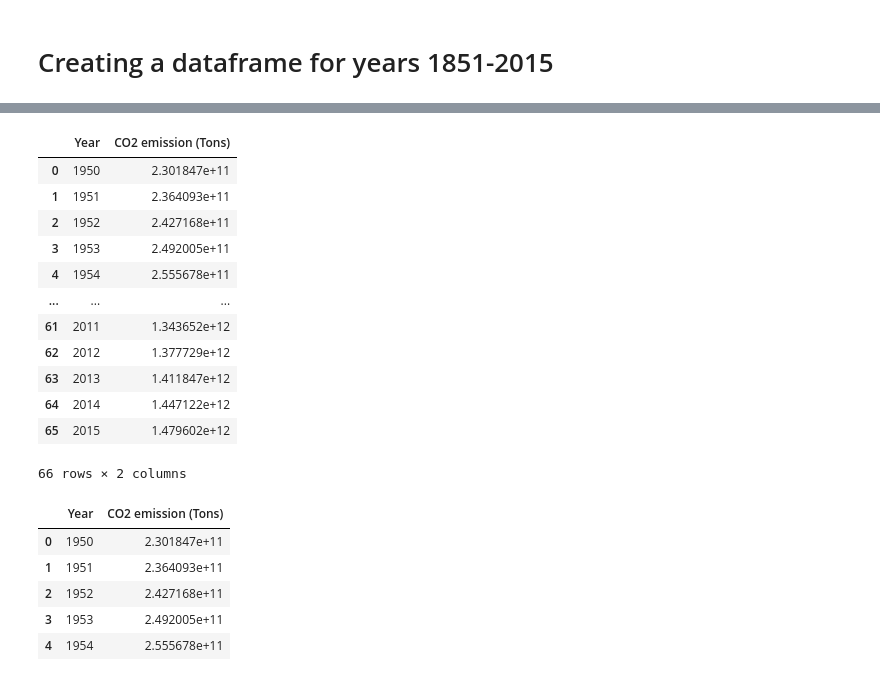
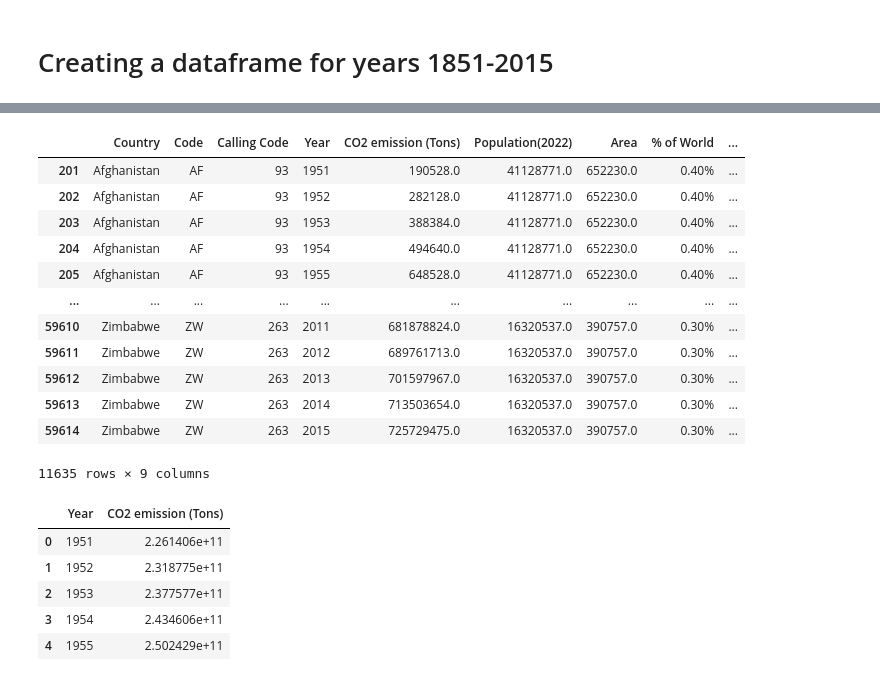
Before and after one commit to DanielBrechner/hurrdat_co2, a Jupyter notebook: CO2_explore.ipynb, the cells around one changed output, grey strips where cells are left out. Drawn from its saved outputs; the diff is of its cells as text; code cells hidden in the pictures.

```diff
--- a/CO2_explore.ipynb
+++ b/CO2_explore.ipynb
@@ -128,30 +128,30 @@ co2_df
 # %%
-co2_df = co2_df.query('Year >= 1851 & Year < 2016')
+co2_df = co2_df.query('Year >= 1951 & Year < 2016')
 co2_df
 # %% [output]
-|  | Year | CO2 emission (Tons) |
-| 0 | 1950 | 2.301847e+11 |
-| 1 | 1951 | 2.364093e+11 |
-| 2 | 1952 | 2.427168e+11 |
-| 3 | 1953 | 2.492005e+11 |
-| 4 | 1954 | 2.555678e+11 |
-| ... | ... | ... |
-| 61 | 2011 | 1.343652e+12 |
-| 62 | 2012 | 1.377729e+12 |
-| 63 | 2013 | 1.411847e+12 |
-| 64 | 2014 | 1.447122e+12 |
-| 65 | 2015 | 1.479602e+12 |
+|  | Country | Code | Calling Code | Year | CO2 emission (Tons) | Population(2022) | Area | % of World | ... |
+| 201 | Afghanistan | AF | 93 | 1951 | 190528.0 | 41128771.0 | 652230.0 | 0.40% | ... |
+| 202 | Afghanistan | AF | 93 | 1952 | 282128.0 | 41128771.0 | 652230.0 | 0.40% | ... |
+| 203 | Afghanistan | AF | 93 | 1953 | 388384.0 | 41128771.0 | 652230.0 | 0.40% | ... |
+| 204 | Afghanistan | AF | 93 | 1954 | 494640.0 | 41128771.0 | 652230.0 | 0.40% | ... |
+| 205 | Afghanistan | AF | 93 | 1955 | 648528.0 | 41128771.0 | 652230.0 | 0.40% | ... |
+| ... | ... | ... | ... | ... | ... | ... | ... | ... | ... |
+| 59610 | Zimbabwe | ZW | 263 | 2011 | 681878824.0 | 16320537.0 | 390757.0 | 0.30% | ... |
+| 59611 | Zimbabwe | ZW | 263 | 2012 | 689761713.0 | 16320537.0 | 390757.0 | 0.30% | ... |
+| 59612 | Zimbabwe | ZW | 263 | 2013 | 701597967.0 | 16320537.0 | 390757.0 | 0.30% | ... |
+| 59613 | Zimbabwe | ZW | 263 | 2014 | 713503654.0 | 16320537.0 | 390757.0 | 0.30% | ... |
+| 59614 | Zimbabwe | ZW | 263 | 2015 | 725729475.0 | 16320537.0 | 390757.0 | 0.30% | ... |
-66 rows × 2 columns
+11635 rows × 9 columns
 # %%
 co2_cleaned_grouped = co2_df.groupby('Year')['CO2 emission (Tons)'].sum().reset_index()
 co2_cleaned_grouped.head()
 # %% [output]
 |  | Year | CO2 emission (Tons) |
-| 0 | 1950 | 2.301847e+11 |
-| 1 | 1951 | 2.364093e+11 |
-| 2 | 1952 | 2.427168e+11 |
-| 3 | 1953 | 2.492005e+11 |
-| 4 | 1954 | 2.555678e+11 |
+| 0 | 1951 | 2.261406e+11 |
+| 1 | 1952 | 2.318775e+11 |
+| 2 | 1953 | 2.377577e+11 |
+| 3 | 1954 | 2.434606e+11 |
+| 4 | 1955 | 2.502429e+11 |
 # %%
 co2_cleaned_grouped['pct_change'] = co2_cleaned_grouped['CO2 emission (Tons)'].pct_change()
 # %%
```
Also changed, not shown: parts of 4 cells of this notebook, 3 other files.
